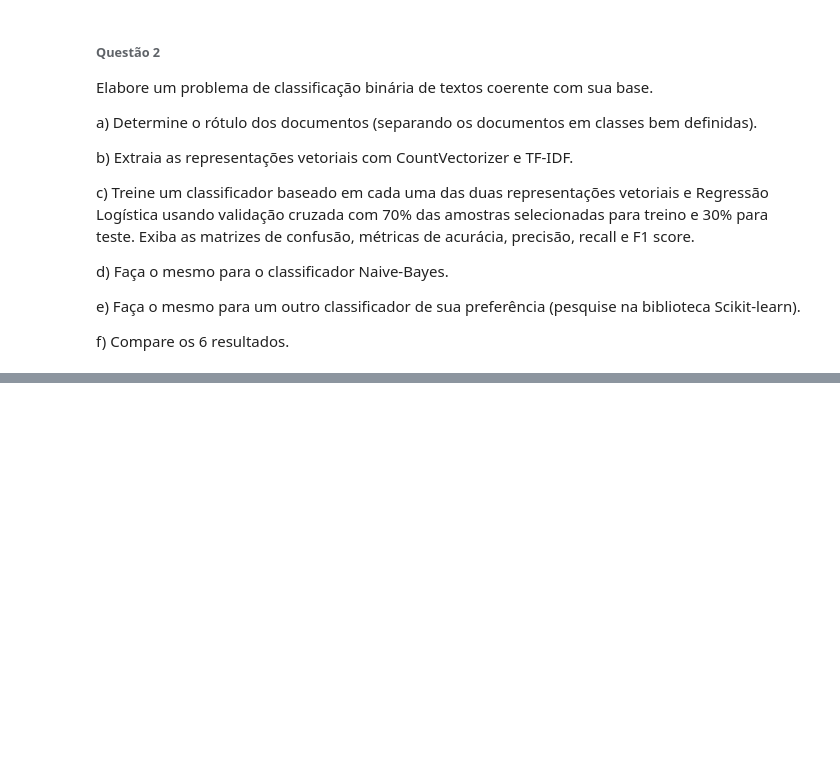
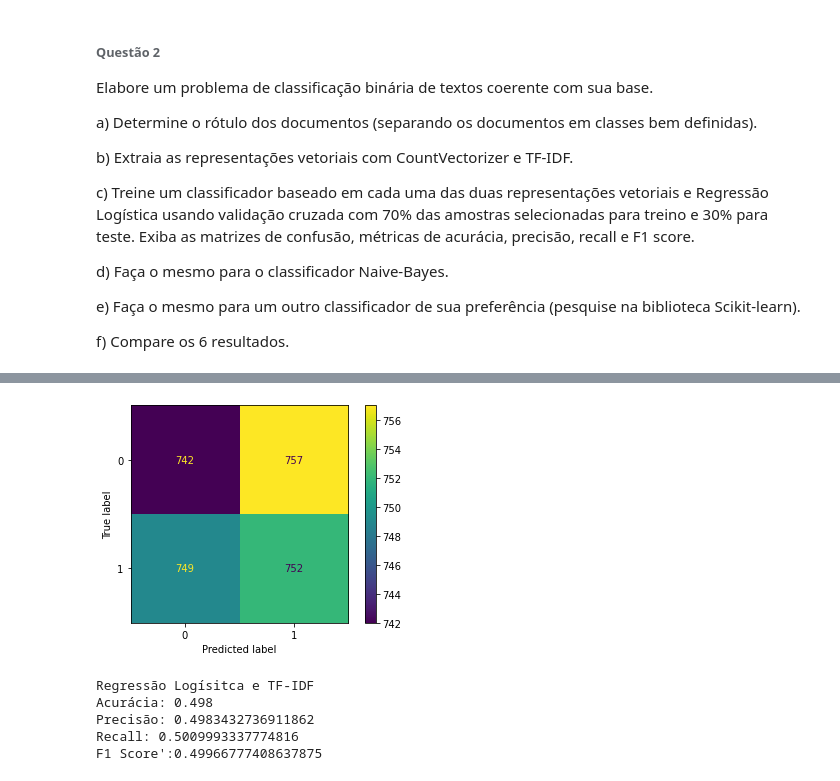
Before and after one commit to audreyemmely/natural-language-processing, a Jupyter notebook: pln_lista3.ipynb, the cells around one changed output, grey strips where cells are left out. Saved outputs shown, nothing was run; the diff lists cells and outputs as text; code cells hidden in the pictures; blank space fills up the shorter version.

Commit message:
finalizando regressao logistica

```diff
--- a/pln_lista3.ipynb
+++ b/pln_lista3.ipynb
@@ -238,0 +225,5 @@ f) Compare os 6 resultados.
+# %%
+lbl_to_ind = {
+    'train': 0, 'test': 1
+}
+y = [lbl_to_ind[l] for l in dataset.label.values[:10000]]
@@ -238,0 +232,8 @@ f) Compare os 6 resultados.
+# %%
+tfidf_X_train, tfidf_X_test, tfidf_y_train, tfidf_y_test = train_test_split(tfidf_X, y, test_size=0.3)
+count_X_train, count_X_test, count_y_train, count_y_test = train_test_split(count_X, y, test_size=0.3)
+# %%
+#regressão logística com tfidf
+from sklearn.linear_model import LogisticRegression
+cl = LogisticRegression().fit(tfidf_X_train.toarray(), tfidf_y_train)
+tfidf_y_pred = cl.predict(tfidf_X_test.toarray())
@@ -238,0 +243,5 @@ f) Compare os 6 resultados.
+# %%
+plot_confusion_matrix(cl, tfidf_X_test.toarray(), tfidf_y_test)
+plt.show()
+# %% [output]
+[figure, added]
@@ -238,0 +250,8 @@ f) Compare os 6 resultados.
+# %%
+print("Regressão Logísitca e TF-IDF\nAcurácia: {}\nPrecisão: {}\nRecall: {}\nF1 Score':{}\n".format(accuracy_score(tfidf_y_test, tfidf_y_pred), precision_score(tfidf_y_test, tfidf_y_pred), recall_score(tfidf_y_test, tfidf_y_pred), f1_score(tfidf_y_test, tfidf_y_pred)))
+# %% [output]
+Regressão Logísitca e TF-IDF
+Acurácia: 0.498
+Precisão: 0.4983432736911862
+Recall: 0.5009993337774816
+F1 Score':0.49966777408637875
```
Also changed, not shown: parts of 14 cells of this notebook.
